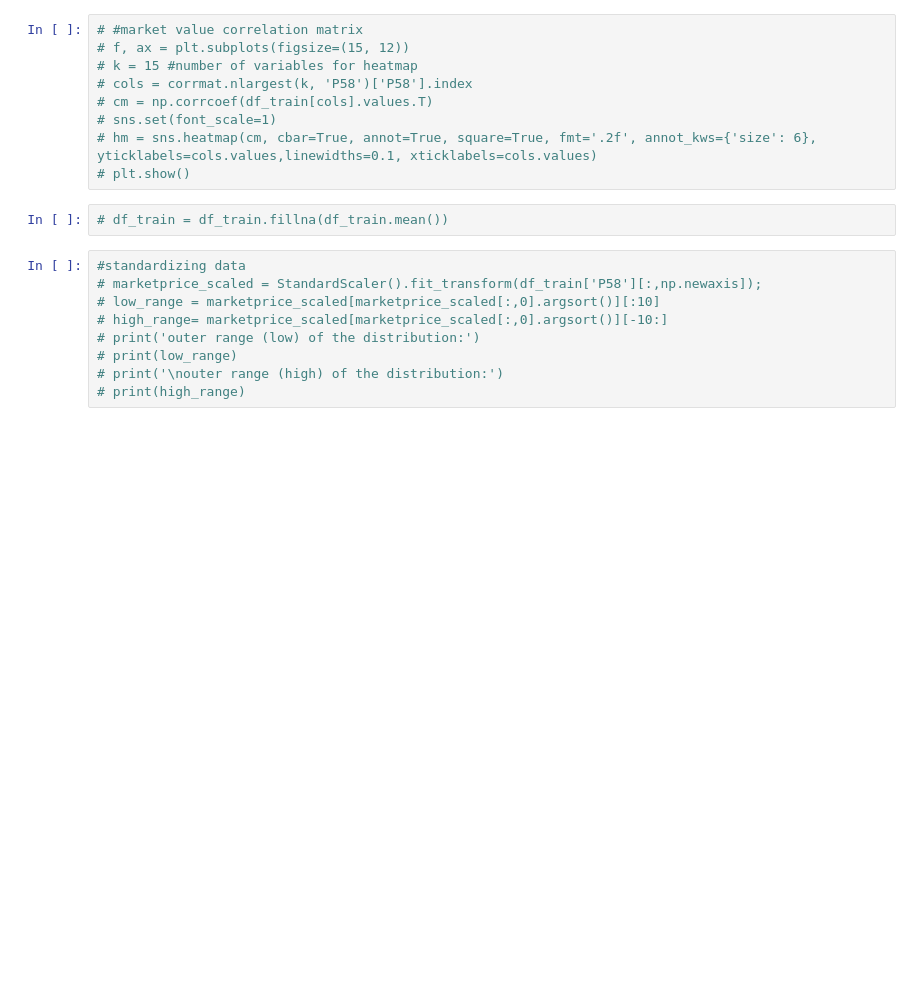
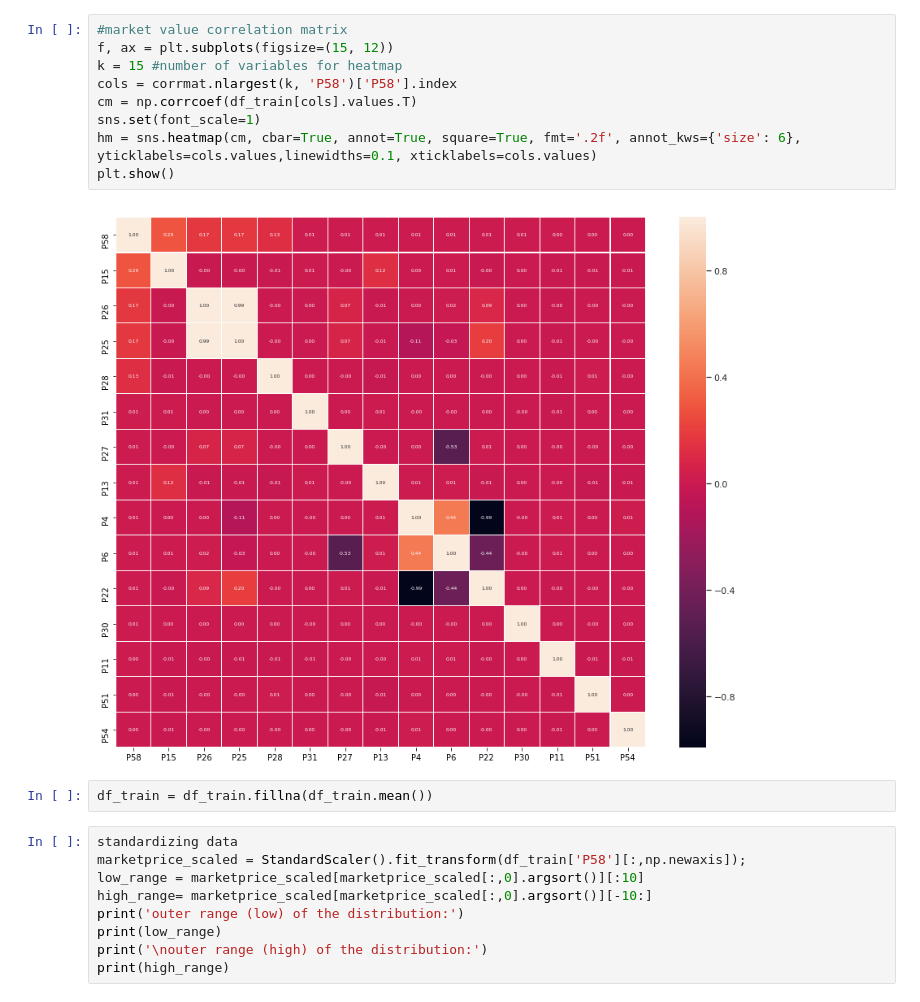
Before and after one commit to kstuglik/optimize_capital_struct, a Jupyter notebook: siec_neuronowa/jupiter/innewykresy.ipynb, the cells around one changed output. Cells and saved outputs as stored; diff of their text form; blank space fills up the shorter version.

```diff
--- a/siec_neuronowa/jupiter/innewykresy.ipynb
+++ b/siec_neuronowa/jupiter/innewykresy.ipynb
@@ -50,20 +62,22 @@
 # %%
-# #market value correlation matrix
-# f, ax = plt.subplots(figsize=(15, 12))
-# k = 15 #number of variables for heatmap
-# cols = corrmat.nlargest(k, 'P58')['P58'].index
-# cm = np.corrcoef(df_train[cols].values.T)
-# sns.set(font_scale=1)
-# hm = sns.heatmap(cm, cbar=True, annot=True, square=True, fmt='.2f', annot_kws={'size': 6}, yticklabels=cols.values,linewidths=0.1, xticklabels=cols.values)
-# plt.show()
+#market value correlation matrix
+f, ax = plt.subplots(figsize=(15, 12))
+k = 15 #number of variables for heatmap
+cols = corrmat.nlargest(k, 'P58')['P58'].index
+cm = np.corrcoef(df_train[cols].values.T)
+sns.set(font_scale=1)
+hm = sns.heatmap(cm, cbar=True, annot=True, square=True, fmt='.2f', annot_kws={'size': 6}, yticklabels=cols.values,linewidths=0.1, xticklabels=cols.values)
+plt.show()
+# %% [output]
+[figure, added]
 # %%
-# df_train = df_train.fillna(df_train.mean())
+df_train = df_train.fillna(df_train.mean())
 # %%
-#standardizing data
-# marketprice_scaled = StandardScaler().fit_transform(df_train['P58'][:,np.newaxis]);
-# low_range = marketprice_scaled[marketprice_scaled[:,0].argsort()][:10]
-# high_range= marketprice_scaled[marketprice_scaled[:,0].argsort()][-10:]
-# print('outer range (low) of the distribution:')
-# print(low_range)
-# print('\nouter range (high) of the distribution:')
-# print(high_range)
+standardizing data
+marketprice_scaled = StandardScaler().fit_transform(df_train['P58'][:,np.newaxis]);
+low_range = marketprice_scaled[marketprice_scaled[:,0].argsort()][:10]
+high_range= marketprice_scaled[marketprice_scaled[:,0].argsort()][-10:]
+print('outer range (low) of the distribution:')
+print(low_range)
+print('\nouter range (high) of the distribution:')
+print(high_range)
```
Also changed, not shown: parts of 4 cells of this notebook.
